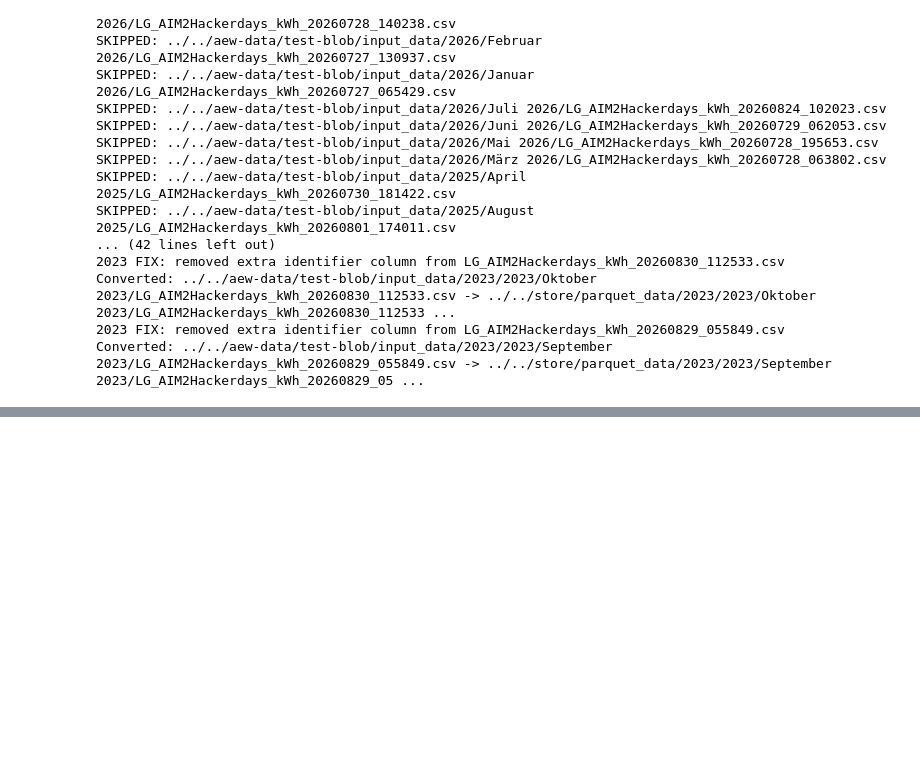
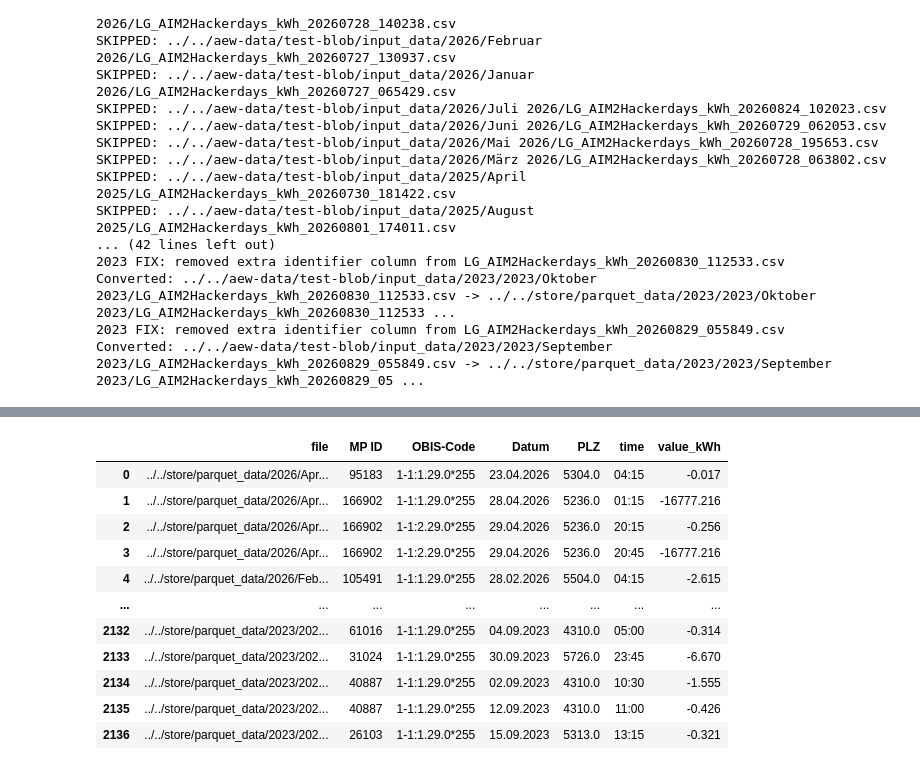
Before and after one commit to francescocafagna2002/OSNOVA, a Jupyter notebook: dataanalysis/analysis.ipynb, the cells around one changed output, grey strips where cells are left out. Drawn from its saved outputs; the diff is of its cells as text; code cells hidden in the pictures; blank space fills up the shorter version.

```diff
--- a/dataanalysis/analysis.ipynb
+++ b/dataanalysis/analysis.ipynb
@@ -292,3 +288,79 @@ SKIPPED: ../../aew-data/test-blob/input_data/2025/August 2025/LG_AIM2Hackerdays_
 Converted: ../../aew-data/test-blob/input_data/2023/2023/Oktober 2023/LG_AIM2Hackerdays_kWh_20260830_112533.csv -> ../../store/parquet_data/2023/2023/Oktober 2023/LG_AIM2Hackerdays_kWh_20260830_112533 ...
 2023 FIX: removed extra identifier column from LG_AIM2Hackerdays_kWh_20260829_055849.csv
 Converted: ../../aew-data/test-blob/input_data/2023/2023/September 2023/LG_AIM2Hackerdays_kWh_20260829_055849.csv -> ../../store/parquet_data/2023/2023/September 2023/LG_AIM2Hackerdays_kWh_20260829_05 ...
+# %%
+from pathlib import Path
+import pandas as pd
+import re
+
+root = Path("../../store/parquet_data")
+
+negative_rows = []
+file_summary = []
+
+# Matches columns such as 00:15, 13:30, 23:45, 00:00
+time_pattern = re.compile(r"^\d{2}:\d{2}$")
+
+for parquet_file in root.rglob("*.parquet"):
+    try:
+        df = pd.read_parquet(parquet_file)
+
+        # Find only quarter-hour measurement columns
+        time_cols = [
+            col for col in df.columns
+            if time_pattern.match(str(col))
+        ]
+
+        if not time_cols:
+            print(f"SKIPPED (no time columns): {parquet_file}")
+            continue
+
+        # Ensure values are numeric
+        values = df[time_cols].apply(pd.to_numeric, errors="coerce")
+
+        # Boolean matrix: True wherever value < 0
+        negative_mask = values < 0
+        negative_count = int(negative_mask.sum().sum())
+
+        file_summary.append({
+            "file": str(parquet_file),
+            "rows": len(df),
+            "negative_values": negative_count
+        })
+
+        if negative_count > 0:
+            print(f"NEGATIVE: {negative_count:>6} values in {parquet_file}")
+
+            # Get positions of every negative value
+            row_indices, col_indices = negative_mask.to_numpy().nonzero()
+
+            for row_idx, col_idx in zip(row_indices, col_indices):
+                time_col = time_cols[col_idx]
+
+                negative_rows.append({
+                    "file": str(parquet_file),
+                    "MP ID": df.iloc[row_idx].get("MP ID"),
+                    "OBIS-Code": df.iloc[row_idx].get("OBIS-Code"),
+                    "Datum": df.iloc[row_idx].get("Datum"),
+                    "PLZ": df.iloc[row_idx].get("PLZ"),
+                    "time": time_col,
+                    "value_kWh": values.iloc[row_idx, col_idx]
+                })
+
+        else:
+            print(f"OK: {parquet_file}")
+
+    except Exception as e:
+        print(f"FAILED: {parquet_file}")
+        print(e)
+
+# Results
+summary = pd.DataFrame(file_summary)
+negatives = pd.DataFrame(negative_rows)
+
+print("\n=============================")
+print("TOTAL NEGATIVE VALUES:", len(negatives))
+print("=============================")
+
+negatives
+# %% [output]
@@ -294,0 +384,12 @@ Converted: ../../aew-data/test-blob/input_data/2023/2023/September 2023/LG_AIM2H
+|  | file | MP ID | OBIS-Code | Datum | PLZ | time | value_kWh |
+| 0 | ../../store/parquet_data/2026/Apr... | 95183 | 1-1:1.29.0*255 | 23.04.2026 | 5304.0 | 04:15 | -0.017 |
+| 1 | ../../store/parquet_data/2026/Apr... | 166902 | 1-1:1.29.0*255 | 28.04.2026 | 5236.0 | 01:15 | -16777.216 |
+| 2 | ../../store/parquet_data/2026/Apr... | 166902 | 1-1:2.29.0*255 | 29.04.2026 | 5236.0 | 20:15 | -0.256 |
+| 3 | ../../store/parquet_data/2026/Apr... | 166902 | 1-1:2.29.0*255 | 29.04.2026 | 5236.0 | 20:45 | -16777.216 |
+| 4 | ../../store/parquet_data/2026/Feb... | 105491 | 1-1:1.29.0*255 | 28.02.2026 | 5504.0 | 04:15 | -2.615 |
+| ... | ... | ... | ... | ... | ... | ... | ... |
+| 2132 | ../../store/parquet_data/2023/202... | 61016 | 1-1:1.29.0*255 | 04.09.2023 | 4310.0 | 05:00 | -0.314 |
+| 2133 | ../../store/parquet_data/2023/202... | 31024 | 1-1:1.29.0*255 | 30.09.2023 | 5726.0 | 23:45 | -6.670 |
+| 2134 | ../../store/parquet_data/2023/202... | 40887 | 1-1:1.29.0*255 | 02.09.2023 | 4310.0 | 10:30 | -1.555 |
+| 2135 | ../../store/parquet_data/2023/202... | 40887 | 1-1:1.29.0*255 | 12.09.2023 | 4310.0 | 11:00 | -0.426 |
+| 2136 | ../../store/parquet_data/2023/202... | 26103 | 1-1:1.29.0*255 | 15.09.2023 | 5313.0 | 13:15 | -0.321 |
```
Also changed, not shown: parts of 10 cells of this notebook, 1 other file.
